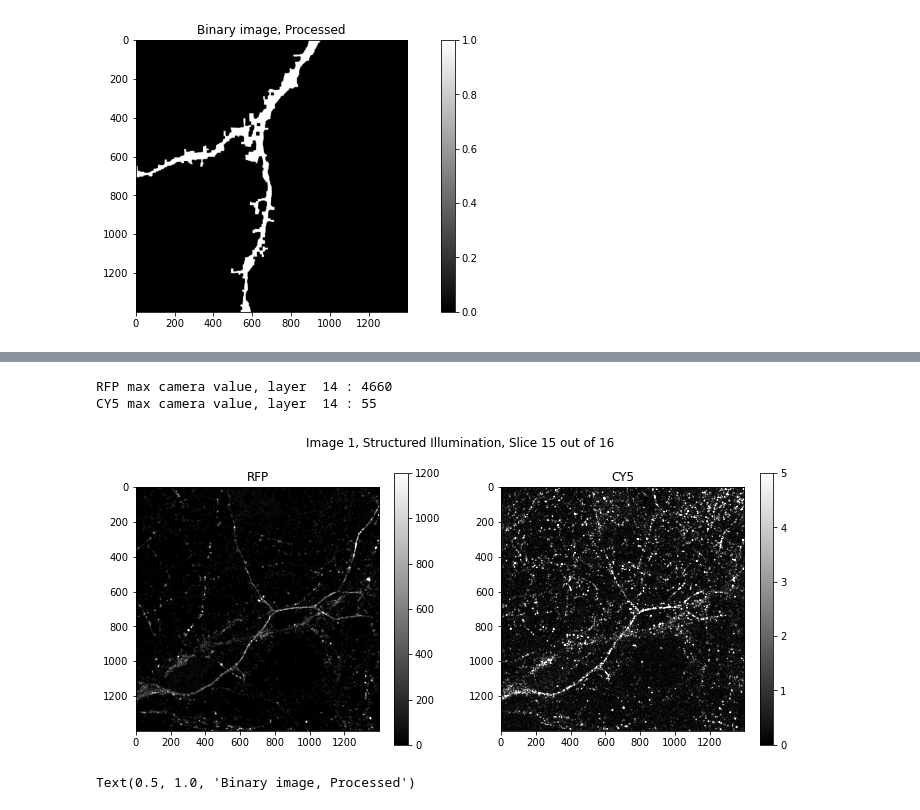
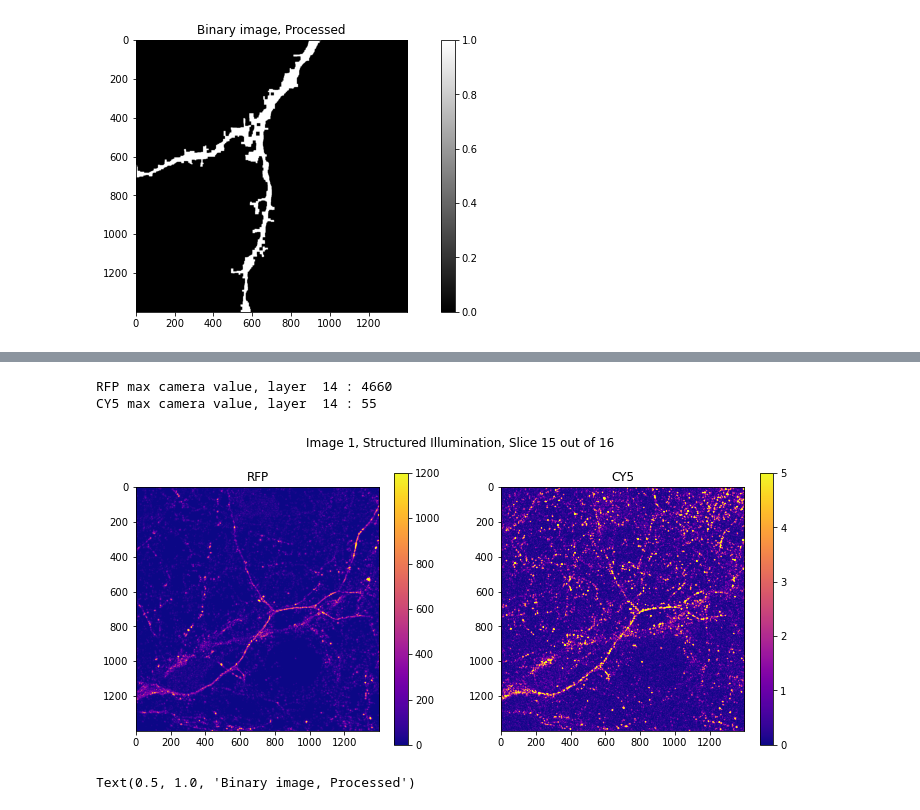
Before and after one commit to leonardocattarin/NeuronConnectivity, a Jupyter notebook: Microscopy_analysis.ipynb, the cells around one changed output, grey strips where cells are left out. Drawn from its saved outputs; the diff is of its cells as text; code cells hidden in the pictures.

```diff
--- a/Microscopy_analysis.ipynb
+++ b/Microscopy_analysis.ipynb
@@ -4,6 +5,10 @@ import cv2 as cv
 from matplotlib import pyplot as plt
 # %%
+#figure size
 plt.rcParams['figure.figsize'] = [12,5]
+
+#default colormap
+plt.rc('image', cmap='plasma')
 # %% [markdown]
 # Import
 # %%
@@ -360,30 +484,30 @@ Multilayer TIFF shapes:
 # %%
 N_layers = len(cv_img_2_str_RFP)
 ii = 14
 
 fig, (ax1,ax2) = plt.subplots(1,2)
 
 fig.suptitle("Image 1, Structured Illumination, Slice " + str(ii+1) + " out of " + str(N_layers))
 
-pos1 = ax1.imshow(cv_img_2_str_RFP[ii], cmap="gray")
+pos1 = ax1.imshow(cv_img_2_str_RFP[ii])
 pos1.set_clim(0,1200)
 fig.colorbar(pos1, ax=ax1)
 ax1.set_title("RFP")
 
 
 
 
-pos2 = ax2.imshow(cv_img_2_str_CY5[ii], cmap="gray")
+pos2 = ax2.imshow(cv_img_2_str_CY5[ii])
 pos2.set_clim(0,5)
 fig.colorbar(pos2, ax=ax2)
 ax2.set_title("CY5")
 
 print("RFP max camera value, layer ", ii, ":", np.amax(cv_img_2_str_RFP[ii]))
 print("CY5 max camera value, layer ", ii, ":", np.amax(cv_img_2_str_CY5[ii]))
 # %% [output]
 RFP max camera value, layer  14 : 4660
 CY5 max camera value, layer  14 : 55
-[figure, old version]
+[figure, new version]
 # %%
 img = cv_img_2_str_RFP[ii]
 # %%
```
Also changed, not shown: parts of 41 cells of this notebook, 2 other files.
